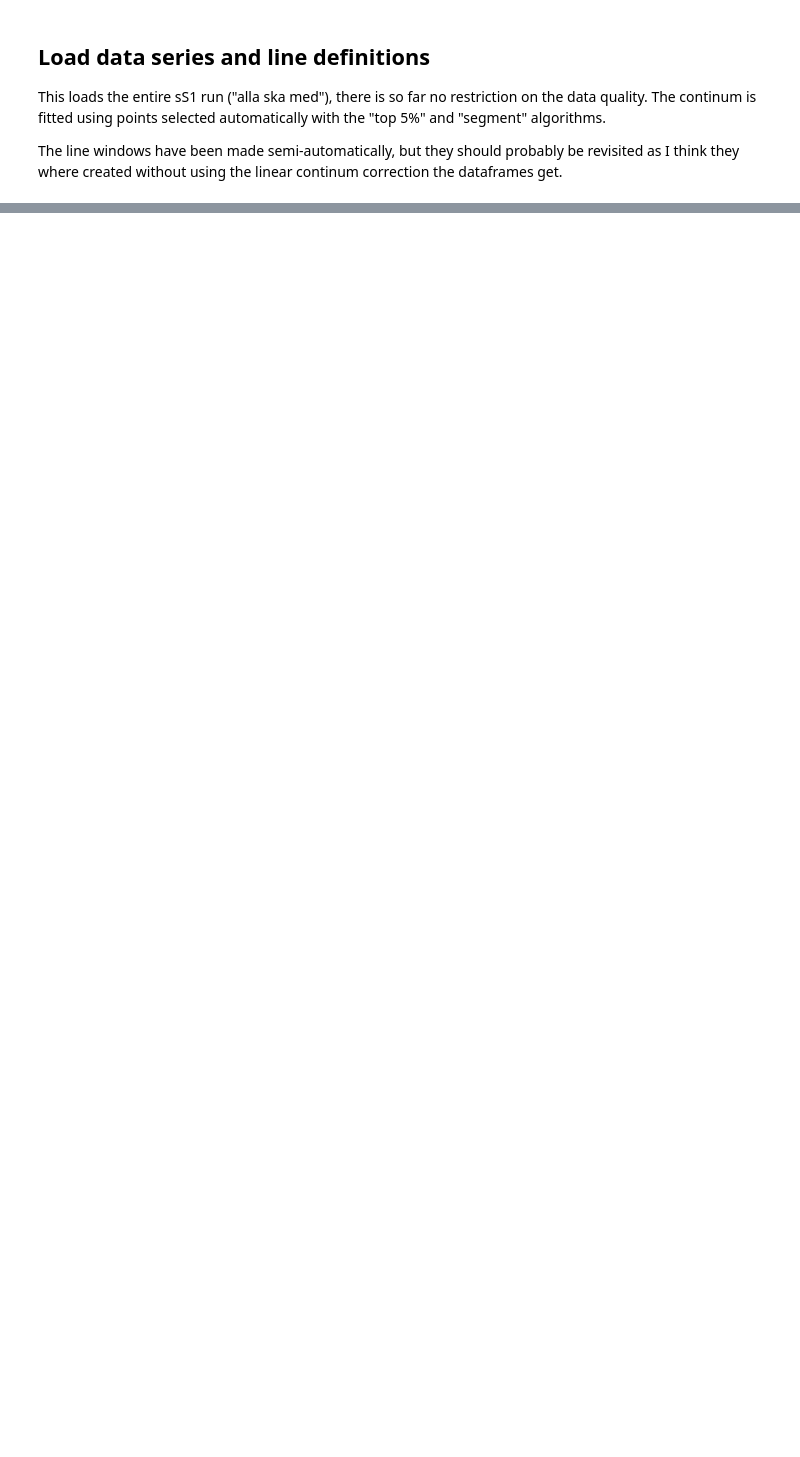
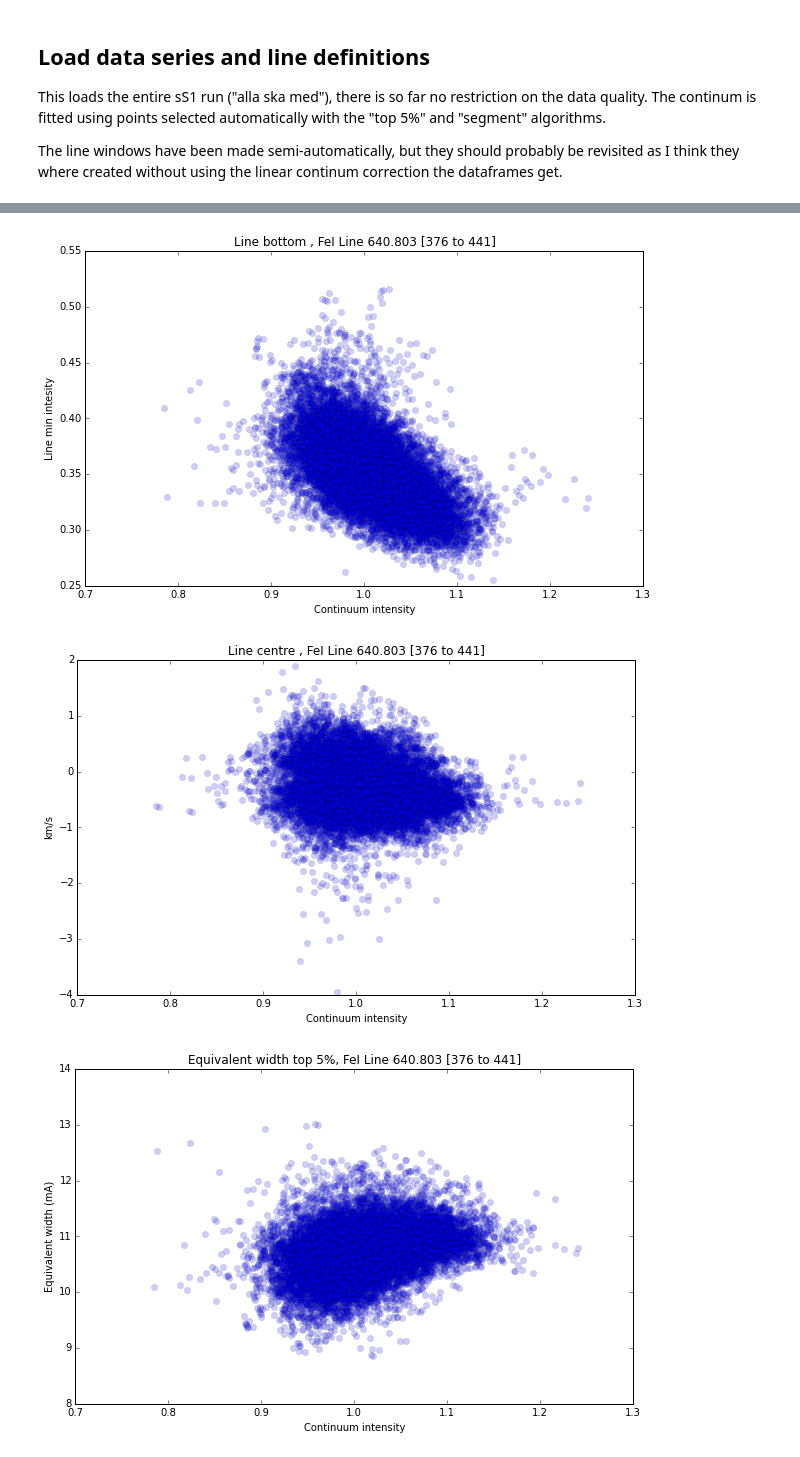
Before and after one commit to Tobychev/Danspectra, a Jupyter notebook: 6405_region.ipynb, the cells around one changed output, grey strips where cells are left out. Cells and saved outputs as stored; diff of their text form; code cells hidden in the pictures; blank space fills up the shorter version.

```diff
--- a/6405_region.ipynb
+++ b/6405_region.ipynb
@@ -77,0 +73,16 @@ pl.show()
+# %%
+mes = {}
+mes["FeI top 5%"]  = FeI.measure_linecores(s6405_t5p)
+mes["Myst top 5%"] = myst.measure_linecores(s6405_t5p)
+mes["SiFe top 5%"] = SiFe.measure_linecores(s6405_t5p)
+mes["CN top 5%"]   = CN.measure_linecores(s6405_t5p)
+mes["CN? top 5%"]   = CNq.measure_linecores(s6405_t5p)
+
+EW = {}
+EW["FeI top 5%"]  = FeI.measure_EW(s6405_t5p)
+EW["FeI segm"]  = FeI.measure_EW(s6405_seg)
+EW["Myst top 5%"] = myst.measure_EW(s6405_t5p)
+EW["Myst segm"] = myst.measure_EW(s6405_seg)
+EW["SiFe top 5%"] = SiFe.measure_EW(s6405_t5p)
+EW["CN top 5%"]   = CN.measure_EW(s6405_t5p)
+EW["CN? top 5%"]   = CNq.measure_EW(s6405_t5p)
@@ -77,0 +91,41 @@ pl.show()
+# %%
+#encoding: utf-8
+Errs        = mes["FeI top 5%"][slice(lin.lc.Errs,84,4),:].reshape((-1))
+cuts = Errs < np.percentile(Errs,89)
+
+FeI_t5_cont = mes["FeI top 5%"][slice(lin.lc.cont,84,4),:].reshape((-1))
+FeI_t5_lcen = mes["FeI top 5%"][slice(lin.lc.lcen,84,4),:].reshape((-1))
+FeI_t5_lbot = mes["FeI top 5%"][slice(lin.lc.lbot,84,4),:].reshape((-1))
+FeI_t5_EW   = EW ["FeI top 5%"][slice(lin.lc.EW,84,2),:].reshape((-1))
+FeI_t5_EWco = EW ["FeI top 5%"][slice(lin.lc.EWcont,84,2),:].reshape((-1))
+
+FeI_se_EW   = EW ["FeI segm"][slice(lin.lc.EW,84,2),:].reshape((-1))
+FeI_se_EWco = EW ["FeI segm"][slice(lin.lc.EWcont,84,2),:].reshape((-1))
+
+pl.plot(FeI_t5_cont[cuts],FeI_t5_lbot[cuts],'bo',alpha=0.2);
+pl.title("Line bottom , FeI " + str(FeI))
+pl.ylabel("Line min intesity")
+pl.xlabel("Continuum intensity")
+pl.show()
+
+pl.plot(FeI_t5_cont[cuts],FeI_t5_lcen[cuts],'bo',alpha=0.2);
+pl.title("Line centre , FeI " + str(FeI))
+pl.ylabel("km/s")
+pl.xlabel("Continuum intensity")
+pl.show()
+
+pl.plot(FeI_t5_EWco,FeI_t5_EW,'bo',alpha=0.2);
+pl.title("Equivalent width top 5%, FeI " + str(FeI))
+pl.ylabel("Equivalent width (mA)")
+pl.xlabel("Continuum intensity")
+pl.show()
+
+pl.plot(FeI_se_EWco,FeI_se_EW,'go',alpha=0.2);
+pl.title("Equivalent width segm, FeI " + str(FeI))
+pl.ylabel("Equivalent width (mA)")
+pl.xlabel("Continuum intensity")
+pl.show()
+# %% [output]
+[figure, added]
+[figure, added]
+[figure, added]
```
Also changed, not shown: parts of 17 cells of this notebook, 1 other file.
